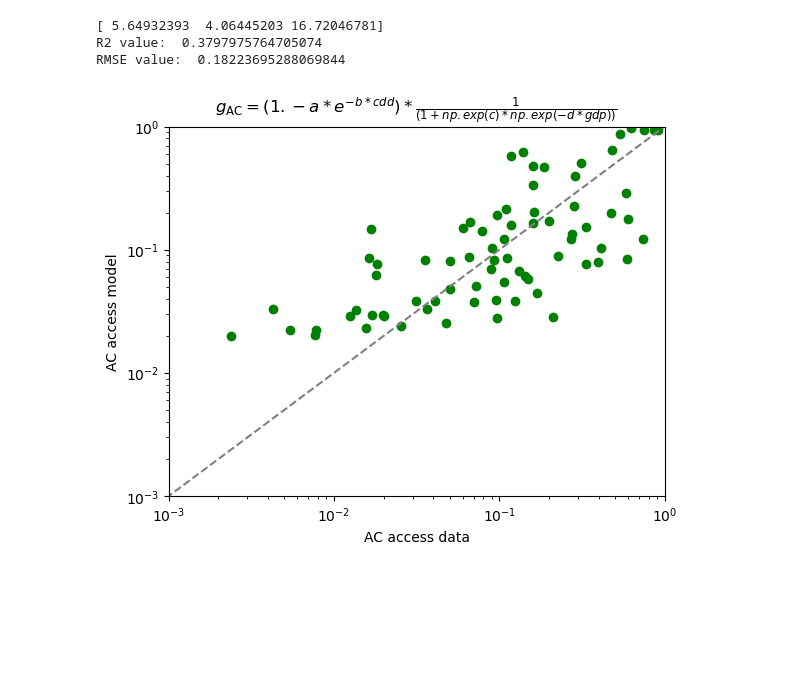
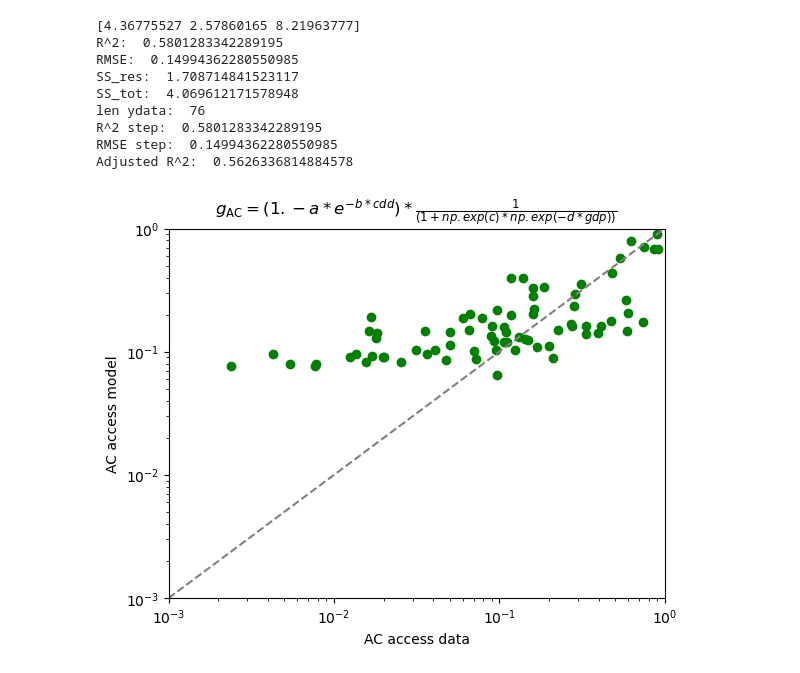
Before and after one commit to carnegie/clab_cooling_deficit_index, a Jupyter notebook: derive_ac_adoption_function.ipynb, the cells around one changed output. Saved outputs shown, nothing was run; the diff lists cells and outputs as text; code cells hidden in the pictures; blank space fills up the shorter version.

```diff
--- a/derive_ac_adoption_function.ipynb
+++ b/derive_ac_adoption_function.ipynb
@@ -57,27 +57,44 @@ def ac_access_paper(xdata):
 # Functional form of AC access function
 def ac_access_paper_refit(xdata, a, b, c):
     cdd, gdp = xdata
-    return np.log((1. - np.exp(-a * cdd)) * (1 / (1 + np.exp(b) * np.exp(-c * gdp))))
+    return ((1. - np.exp(-a * cdd)) * (1 / (1 + np.exp(b) * np.exp(-c * gdp))))
 
 def ac_access_combined_exp(xdata, a, b, c):
     cdd, gdp = xdata
-    return (1. - np.exp(-a * ((cdd)**b * (gdp)**c)))
+    return (np.exp(-a * ((cdd)**(b) * (gdp)**c)))
 # %%
 # Calculate the R^2 and RMSE value
 def calc_r2_rmse(ydata, ymodel):
-    ss_res = np.sum((ydata - ymodel) ** 2)
-    ss_tot = np.sum((ydata - np.mean(ydata)) ** 2)
-    r2 = 1 - (ss_res / ss_tot)
-    rmse = np.sqrt(ss_res / len(ydata))
-    print ("R2 value: ", r2)
-    print ("RMSE value: ", rmse)
+    from sklearn.metrics import r2_score, mean_squared_error
+    r2 = r2_score(ydata, ymodel)
+    rmse = np.sqrt(mean_squared_error(ydata, ymodel))
+    print("R^2: ", r2)
+    print("RMSE: ", rmse)
+    # Calculate the residuals
+    residuals = ydata - ymodel
+    # Calculate R2 and RSME step by step
+    ss_res = np.sum(residuals**2)
+    print("SS_res: ", ss_res)
+    ss_tot = np.sum((ydata - np.mean(ydata))**2)
+    print("SS_tot: ", ss_tot)
+    r2_step = 1 - ss_res/ss_tot
+    print("len ydata: ", len(ydata))
+    rmse_step = np.sqrt(ss_res/len(ydata))
+    print("R^2 step: ", r2_step)
+    print("RMSE step: ", rmse_step)
+
+    # Calculate and adjusted R2
+    n = len(ydata)
+    p = 3
+    r2_adj = 1 - (1 - r2) * (n - 1) / (n - p - 1)
+    print("Adjusted R^2: ", r2_adj)
     return r2, rmse
 # %%
 # Plot AC access data vs model
 def plot_ac_access(ydata, ymodel, color, title, filename):
     plt.figure()
     plt.scatter(ydata, ymodel, color=color)
-    plt.plot([0, 1], [0, 1], color='gray', linestyle='--')
+    plt.plot([0.001, 1], [0.001, 1], color='gray', linestyle='--')
     # Both axes in log scale
     plt.xscale('log')
     plt.yscale('log')
@@ -99,24 +122,30 @@ RMSE value:  0.1980627775755193
 [figure]
 # %%
 # Fit the paper function to new data
-ydata = (np.log(ac_data["AC"]))
+ydata = ((ac_data["AC"]))
 popt, pcov = curve_fit(ac_access_paper_refit, xdata, ydata)
 
 print(popt)
 
 # Calculate the R^2 and RMSE value
-calc_r2_rmse(ac_data["AC"], np.exp(ac_access_paper_refit(xdata, *popt)))
+calc_r2_rmse(ac_data["AC"], ac_access_paper_refit(xdata, *popt))
 # Plot the AC access data vs model
-plot_ac_access(ac_data["AC"], np.exp(ac_access_paper_refit(xdata, *popt)), "green", r"$g_{\mathrm{AC}}=(1. - a*e^{-b * cdd}) * \frac{1}{(1 + np.exp(c) * np.exp(-d * gdp))}$", "ac_access_paper_new_fit")
+plot_ac_access(ac_data["AC"], (ac_access_paper_refit(xdata, *popt)), "green", r"$g_{\mathrm{AC}}=(1. - a*e^{-b * cdd}) * \frac{1}{(1 + np.exp(c) * np.exp(-d * gdp))}$", "ac_access_paper_new_fit")
 
 # Save the parameters to a pickle file to use for plotting
 with open('exposure_function_params_exponential.pkl', 'wb') as f:
     pickle.dump({'cdd_scale': popt[0], 'alpha': popt[1], 'k': popt[2]}, f)
 # %% [output]
-[ 5.64932393  4.06445203 16.72046781]
-R2 value:  0.3797975764705074
-RMSE value:  0.18223695288069844
+[4.36775527 2.57860165 8.21963777]
+R^2:  0.5801283342289195
+RMSE:  0.14994362280550985
+SS_res:  1.708714841523117
+SS_tot:  4.069612171578948
+len ydata:  76
+R^2 step:  0.5801283342289195
+RMSE step:  0.14994362280550985
+Adjusted R^2:  0.5626336814884578
-[figure, old version]
+[figure, new version]
 # %%
 # Alternative fit function
 ydata = (ac_data["AC"])
```
Also changed, not shown: parts of 4 cells of this notebook.
